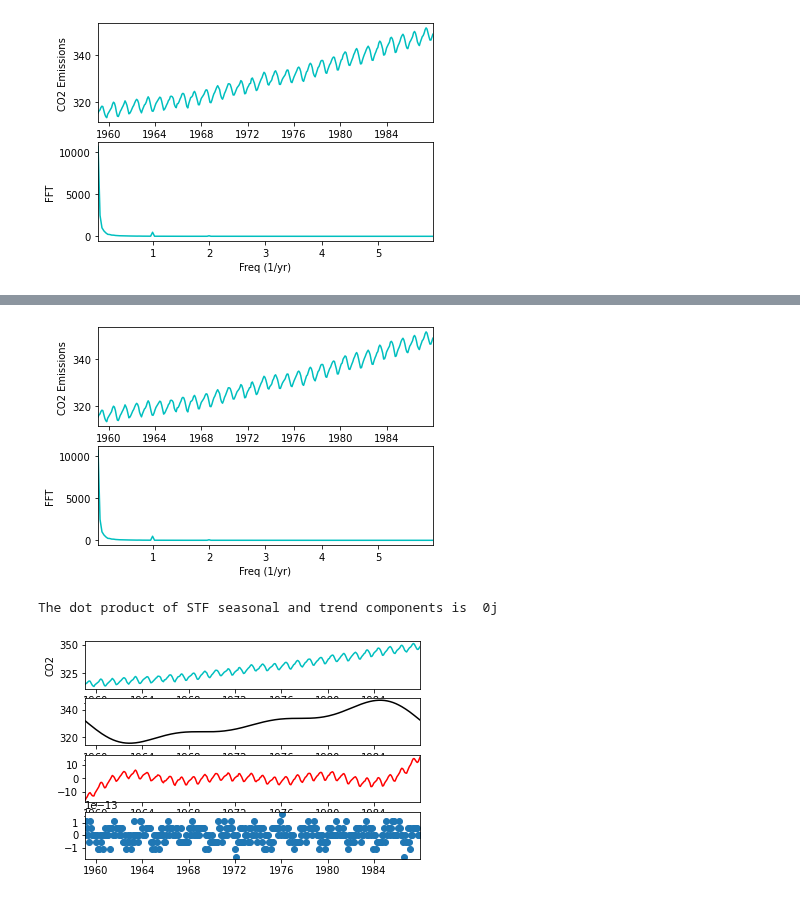
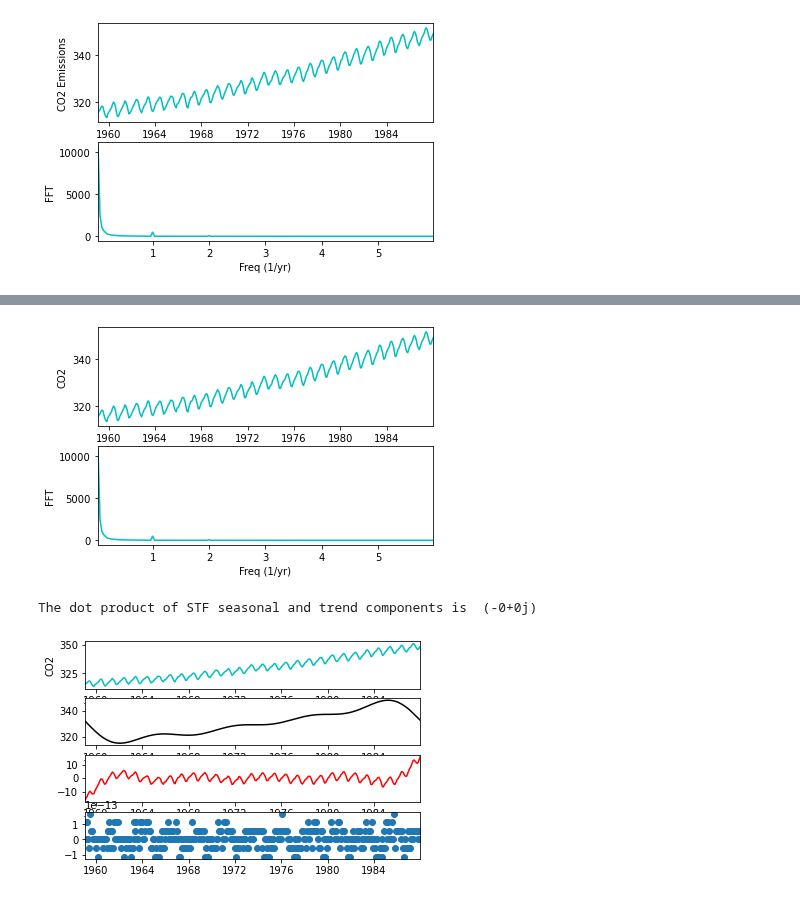
Before and after one commit to thodson-usgs/stf-decomposition, a Jupyter notebook: notebooks/00_getting_started.ipynb, the cells around one changed output, grey strips where cells are left out. Cells and saved outputs as stored; diff of their text form; code cells hidden in the pictures.

```diff
--- a/notebooks/00_getting_started.ipynb
+++ b/notebooks/00_getting_started.ipynb
@@ -116,16 +118,17 @@ plt.show()
 # %%
 # Use the PSD to filter out noise
 # Filter out freqs with low power
-indices = (PSD > 1000)
+peaks = int(np.quantile(PSD, .99))
+indices = PSD > peaks
+
 PSDclean = PSD * indices
 # Zero out small Fourier coefs
 fhat_clean = indices * fhat
 # Inverse FFT for filtered time signal
 ffilt = np.fft.ifft(fhat_clean)
 
-
 # Filter out freqs with high power
-indices_seasonal = PSD < 1000
+indices_seasonal = PSD <= peaks
 PSD_seasonal = PSD * indices
 fhat_seasonal = indices_seasonal * fhat
 ffilt_seasonal = np.fft.ifft(fhat_seasonal)
@@ -182,4 +182,5 @@ The dot product of STF seasonal and trend components is  0j
 # %%
+import scipy as scipy
 def STF(data, response, freq = 1/12, time_column = "date"):
     data[time_column] = pd.to_datetime(data[time_column], format = '%Y-%m-%d')
     #co2["CO2"] = (co2["CO2"] - statistics.median(co2["CO2"])) * signal.tukey(len(co2))
@@ -206,7 +207,7 @@ def STF(data, response, freq = 1/12, time_column = "date"):
     plt.plot(t, f, color = 'c', LineWidth = 1.5)
     plt.xlim(t[0], t[-1])
     plt.xlabel("Year")
-    plt.ylabel("CO2 Emissions")
+    plt.ylabel(str(response))
     plt.sca(axes[1])
     plt.plot(freq[L], PSD[L], color = 'c')
     plt.xlim(freq[L[0]], freq[L[-1]])
@@ -218,8 +219,8 @@ def STF(data, response, freq = 1/12, time_column = "date"):
 
     # Use the PSD to filter out noise
     # Filter out freqs with low power
-    indices = (PSD > 1000)
-    PSDclean = PSD * indices
+    peaks = int(np.quantile(PSD, 0.975))
+    indices = PSD > peaks
     # Zero out small Fourier coefs
     fhat_clean = indices * fhat
     # Inverse FFT for filtered time signal
@@ -227,8 +228,7 @@ def STF(data, response, freq = 1/12, time_column = "date"):
 
 
     # Filter out freqs with high power
-    indices_seasonal = PSD < 1000
-    PSD_seasonal = PSD * indices
+    indices_seasonal = PSD <= peaks
     fhat_seasonal = indices_seasonal * fhat
     ffilt_seasonal = np.fft.ifft(fhat_seasonal)
     print("The dot product of STF seasonal and trend components is ", np.round(ffilt_seasonal.dot(ffilt)))
@@ -236,38 +236,37 @@ def STF(data, response, freq = 1/12, time_column = "date"):
 
     fig, axes = plt.subplots(4, 1)
     plt.sca(axes[0])
     plt.plot(t, f, color = 'c')
     plt.xlim(t[0], t[-1])
     plt.xlabel("Year")
     plt.ylabel(response)
 
 
     plt.sca(axes[1])
     plt.plot(t, ffilt, color = 'k')
     plt.xlim(t[0], t[-1])
 
 
     plt.sca(axes[2])
     plt.plot(t, ffilt_seasonal, color = "red")
     plt.xlim(t[0], t[-1])
 
 
-
     # Find the residuals
     residuals = data[response] - ffilt_seasonal - ffilt
     plt.sca(axes[3])
     plt.scatter(t, residuals)
     plt.xlim(t[0], t[-1])
 
     plt.show()
 
 
-
+# Try new STF function on co2 data
 STF(co2, "CO2")
 # %% [output]
-[figure, old version]
+[figure, new version]
-The dot product of STF seasonal and trend components is  0j
+The dot product of STF seasonal and trend components is  (-0+0j)
-[figure, old version]
+[figure, new version]
 # %%
 # Load in daily temperature data from station USC00118740
 champaignTemp = pd.read_csv('../data/champaign_temps.csv', index_col='date', parse_dates=True, squeeze=True)
```
Also changed, not shown: parts of 8 cells of this notebook.
